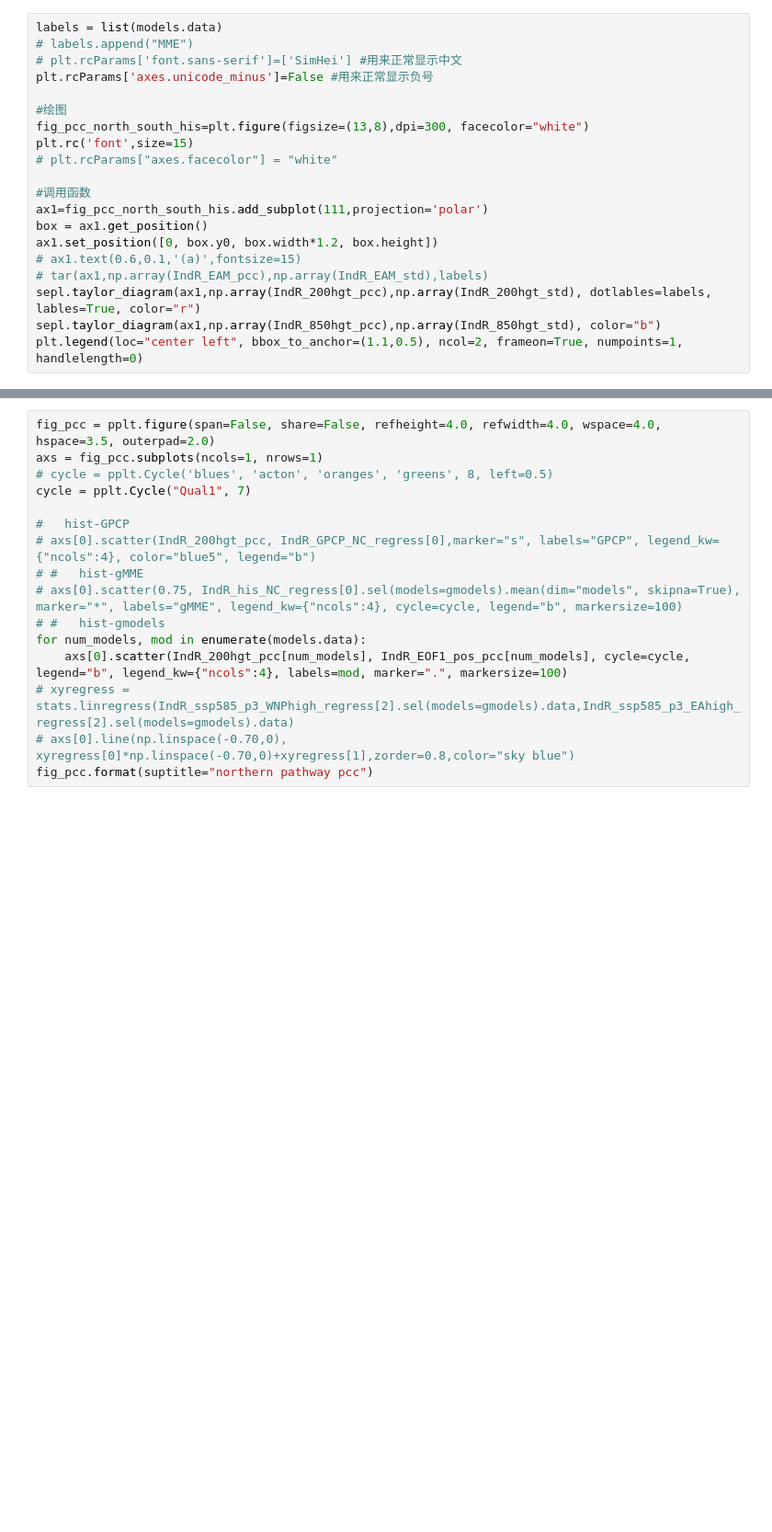
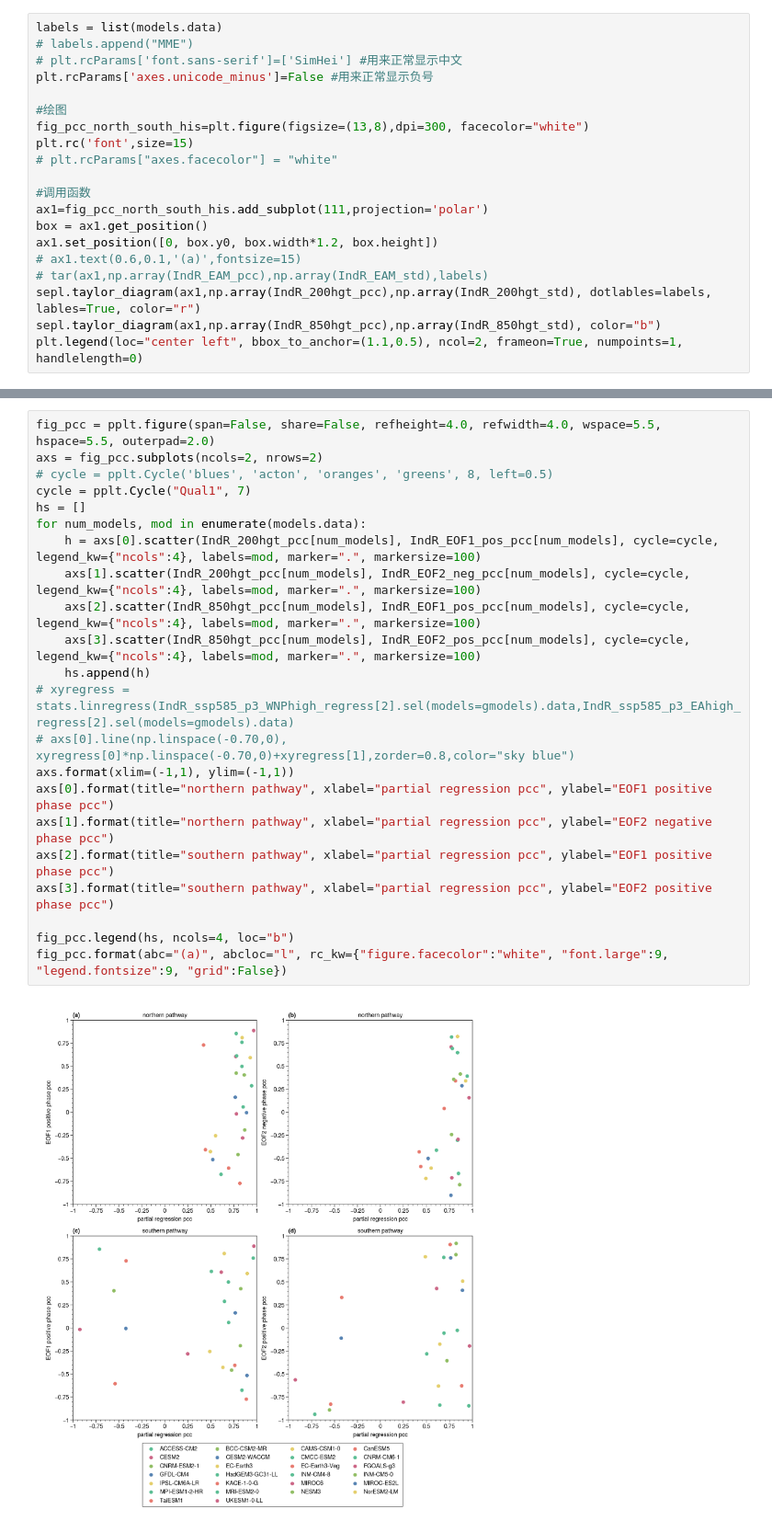
Before and after one commit to Hongjing0506/EAM-SAM0302code, a Jupyter notebook: CMIP_divide_SASMR_partial_plot_detrend.ipynb, the cells around one changed output, grey strips where cells are left out. Shown at 92% size. Cells and saved outputs as stored; diff of their text form; blank space fills up the shorter version.

```diff
--- a/CMIP_divide_SASMR_partial_plot_detrend.ipynb
+++ b/CMIP_divide_SASMR_partial_plot_detrend.ipynb
@@ -1542,17 +1658,25 @@ plt.legend(loc="center left", bbox_to_anchor=(1.1,0.5), ncol=2, frameon=True, nu
 # %%
-fig_pcc = pplt.figure(span=False, share=False, refheight=4.0, refwidth=4.0, wspace=4.0, hspace=3.5, outerpad=2.0)
-axs = fig_pcc.subplots(ncols=1, nrows=1)
+fig_pcc = pplt.figure(span=False, share=False, refheight=4.0, refwidth=4.0, wspace=5.5, hspace=5.5, outerpad=2.0)
+axs = fig_pcc.subplots(ncols=2, nrows=2)
 # cycle = pplt.Cycle('blues', 'acton', 'oranges', 'greens', 8, left=0.5)
 cycle = pplt.Cycle("Qual1", 7)
-
-#   hist-GPCP
-# axs[0].scatter(IndR_200hgt_pcc, IndR_GPCP_NC_regress[0],marker="s", labels="GPCP", legend_kw={"ncols":4}, color="blue5", legend="b")
-# #   hist-gMME
-# axs[0].scatter(0.75, IndR_his_NC_regress[0].sel(models=gmodels).mean(dim="models", skipna=True), marker="*", labels="gMME", legend_kw={"ncols":4}, cycle=cycle, legend="b", markersize=100)
-# #   hist-gmodels
+hs = []
 for num_models, mod in enumerate(models.data):
-    axs[0].scatter(IndR_200hgt_pcc[num_models], IndR_EOF1_pos_pcc[num_models], cycle=cycle, legend="b", legend_kw={"ncols":4}, labels=mod, marker=".", markersize=100)
+    h = axs[0].scatter(IndR_200hgt_pcc[num_models], IndR_EOF1_pos_pcc[num_models], cycle=cycle, legend_kw={"ncols":4}, labels=mod, marker=".", markersize=100)
+    axs[1].scatter(IndR_200hgt_pcc[num_models], IndR_EOF2_neg_pcc[num_models], cycle=cycle, legend_kw={"ncols":4}, labels=mod, marker=".", markersize=100)
+    axs[2].scatter(IndR_850hgt_pcc[num_models], IndR_EOF1_pos_pcc[num_models], cycle=cycle, legend_kw={"ncols":4}, labels=mod, marker=".", markersize=100)
+    axs[3].scatter(IndR_850hgt_pcc[num_models], IndR_EOF2_pos_pcc[num_models], cycle=cycle, legend_kw={"ncols":4}, labels=mod, marker=".", markersize=100)
+    hs.append(h)
 # xyregress = stats.linregress(IndR_ssp585_p3_WNPhigh_regress[2].sel(models=gmodels).data,IndR_ssp585_p3_EAhigh_regress[2].sel(models=gmodels).data)
 # axs[0].line(np.linspace(-0.70,0), xyregress[0]*np.linspace(-0.70,0)+xyregress[1],zorder=0.8,color="sky blue")
-fig_pcc.format(suptitle="northern pathway pcc")
+axs.format(xlim=(-1,1), ylim=(-1,1))
+axs[0].format(title="northern pathway", xlabel="partial regression pcc", ylabel="EOF1 positive phase pcc")
+axs[1].format(title="northern pathway", xlabel="partial regression pcc", ylabel="EOF2 negative phase pcc")
+axs[2].format(title="southern pathway", xlabel="partial regression pcc", ylabel="EOF1 positive phase pcc")
+axs[3].format(title="southern pathway", xlabel="partial regression pcc", ylabel="EOF2 positive phase pcc")
+
+fig_pcc.legend(hs, ncols=4, loc="b")
+fig_pcc.format(abc="(a)", abcloc="l", rc_kw={"figure.facecolor":"white", "font.large":9, "legend.fontsize":9, "grid":False})
+# %% [output]
+[figure, added]
 # %%
```
Also changed, not shown: parts of 13 cells of this notebook.
